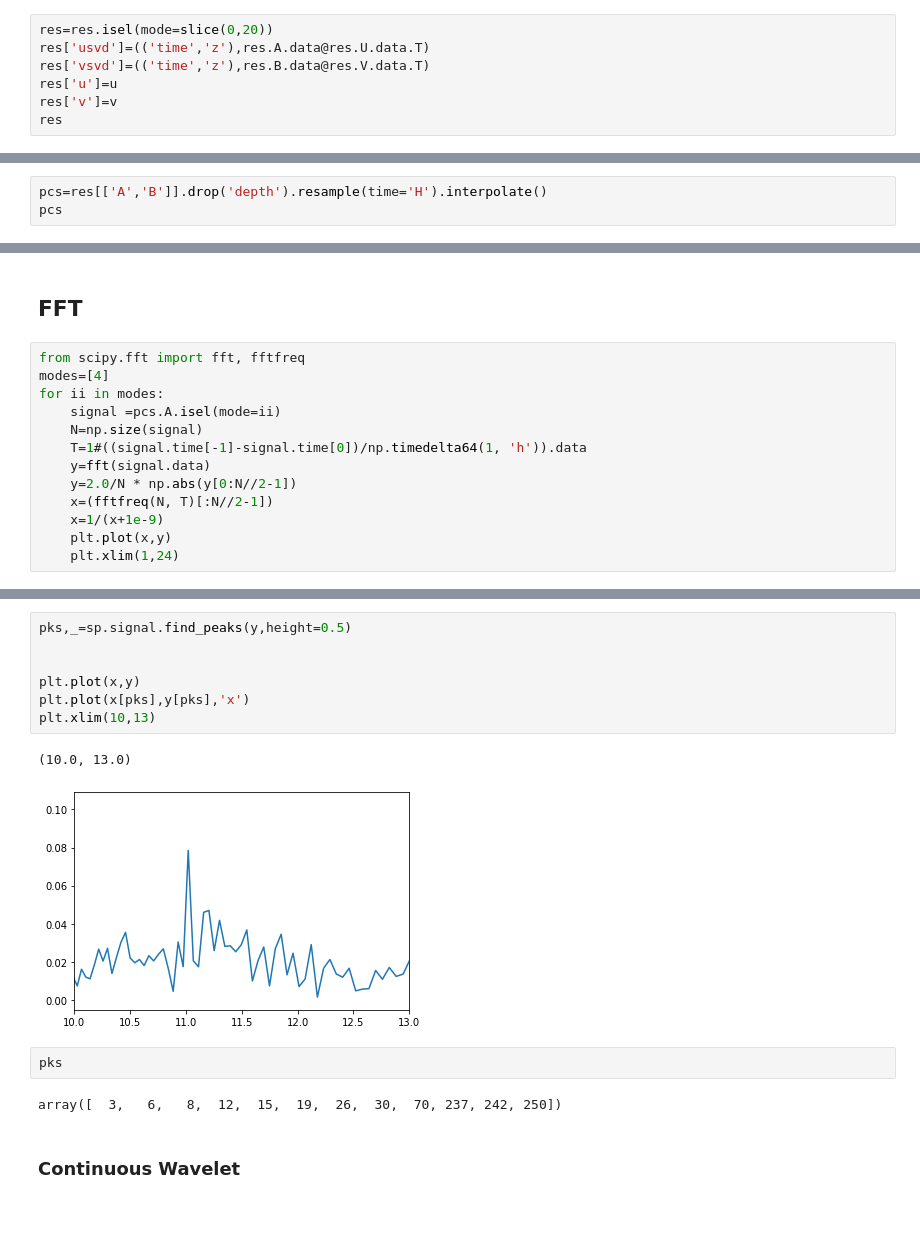
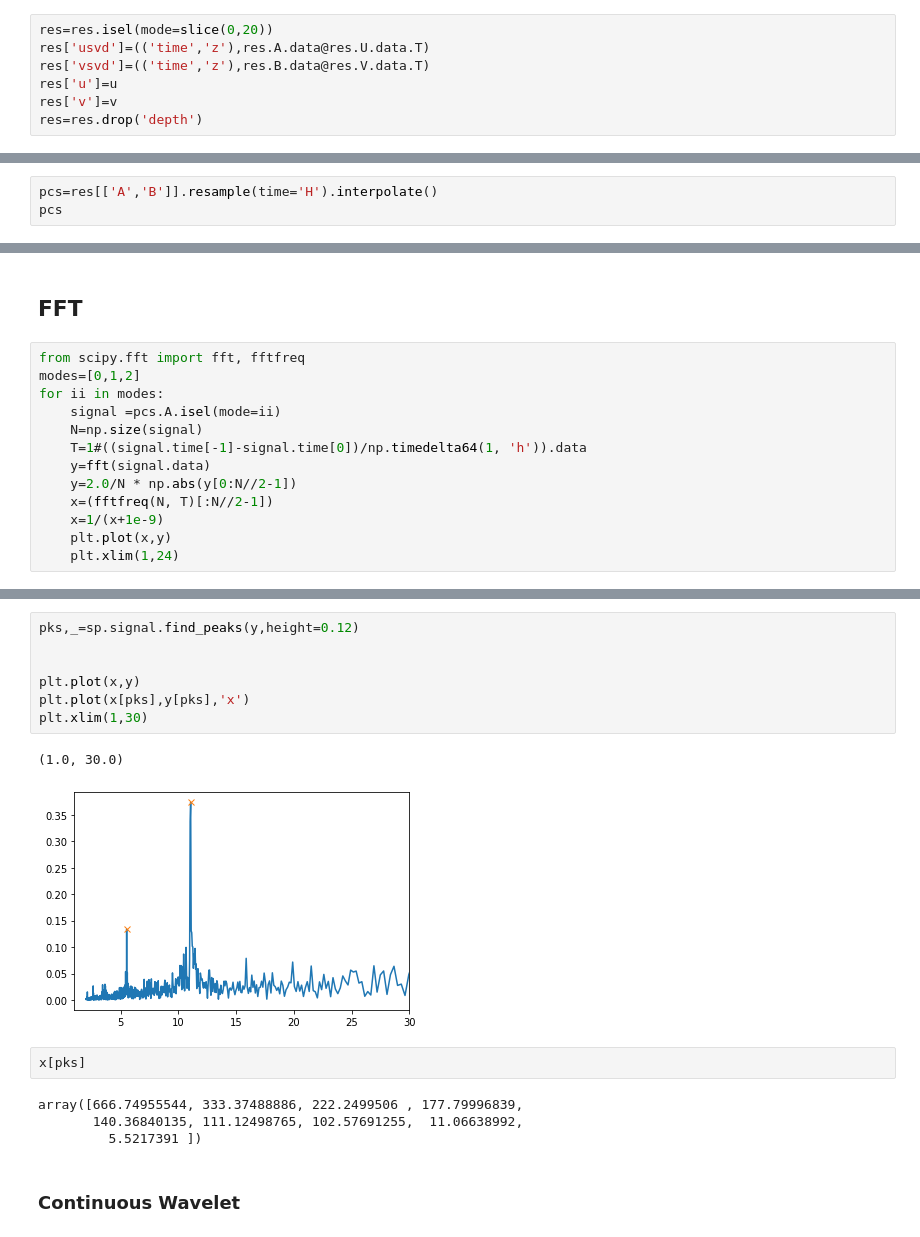
Before and after one commit to galendal/FACTS, a Jupyter notebook: MCA.ipynb, the cells around one changed output, grey strips where cells are left out. Drawn from its saved outputs; the diff is of its cells as text.

```diff
--- a/MCA.ipynb
+++ b/MCA.ipynb
@@ -207,4 +207,4 @@ res['usvd']=(('time','z'),res.A.data@res.U.data.T)
 res['vsvd']=(('time','z'),res.B.data@res.V.data.T)
 res['u']=u
 res['v']=v
-res
+res=res.drop('depth')
@@ -304,7 +279,7 @@ plt.imshow(ts_new[0],cmap='binary',origin='lower')
 ## Time series
 Focus on the time variability. Resample to a period of 1 hour.
 # %%
-pcs=res[['A','B']].drop('depth').resample(time='H').interpolate()
+pcs=res[['A','B']].resample(time='H').interpolate()
 pcs
 # %% [output]
 <xarray.Dataset>
@@ -344,7 +319,7 @@ for ii in np.arange(rows):
 ## FFT
 # %%
 from scipy.fft import fft, fftfreq
-modes=[4]
+modes=[0,1,2]
 for ii in modes:
     signal =pcs.A.isel(mode=ii)
     N=np.size(signal)
@@ -375,17 +335,19 @@ Attributes:
 # %%
-pks,_=sp.signal.find_peaks(y,height=0.5)
+pks,_=sp.signal.find_peaks(y,height=0.12)
 
 
 plt.plot(x,y)
 plt.plot(x[pks],y[pks],'x')
-plt.xlim(10,13)
+plt.xlim(1,30)
 # %% [output]
-(10.0, 13.0)
+(1.0, 30.0)
-[figure, old version]
+[figure, new version]
-# %%
-pks
-# %% [output]
-array([  3,   6,   8,  12,  15,  19,  26,  30,  70, 237, 242, 250])
+# %%
+x[pks]
+# %% [output]
+array([666.74955544, 333.37488886, 222.2499506 , 177.79996839,
+       140.36840135, 111.12498765, 102.57691255,  11.06638992,
+         5.5217391 ])
 # %% [markdown]
 ### Continuous Wavelet
 # %%
```
Also changed, not shown: parts of 49 cells of this notebook.
